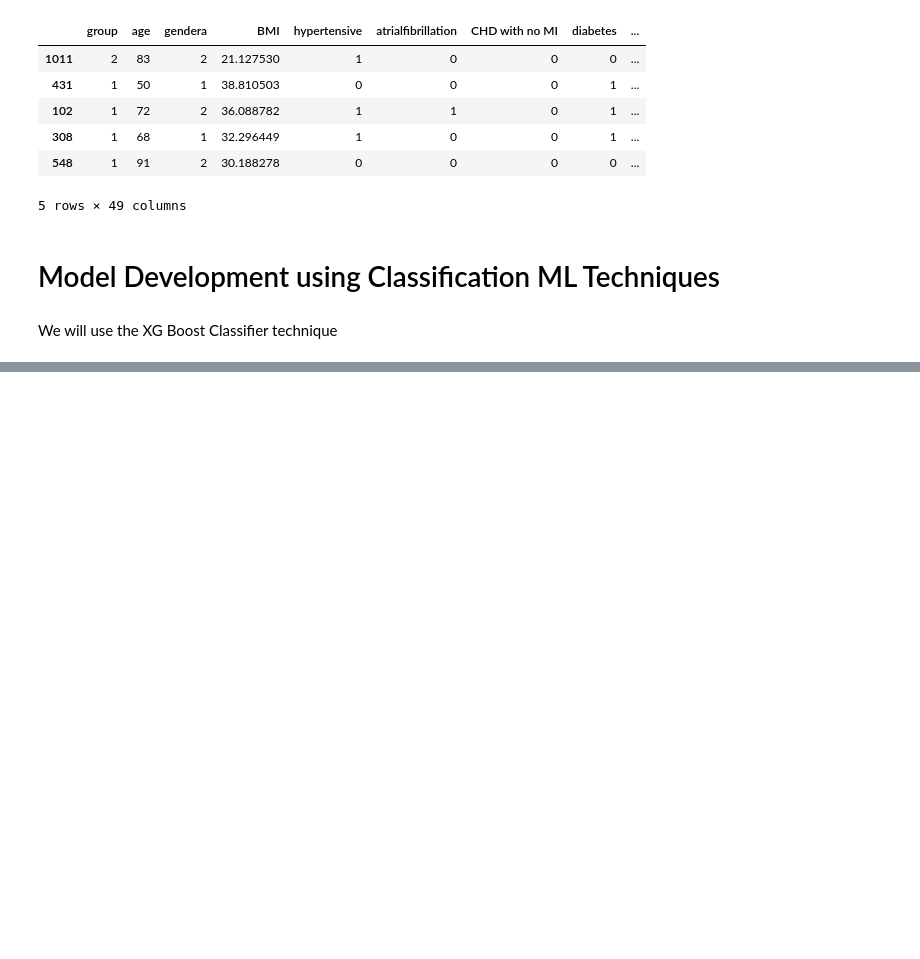
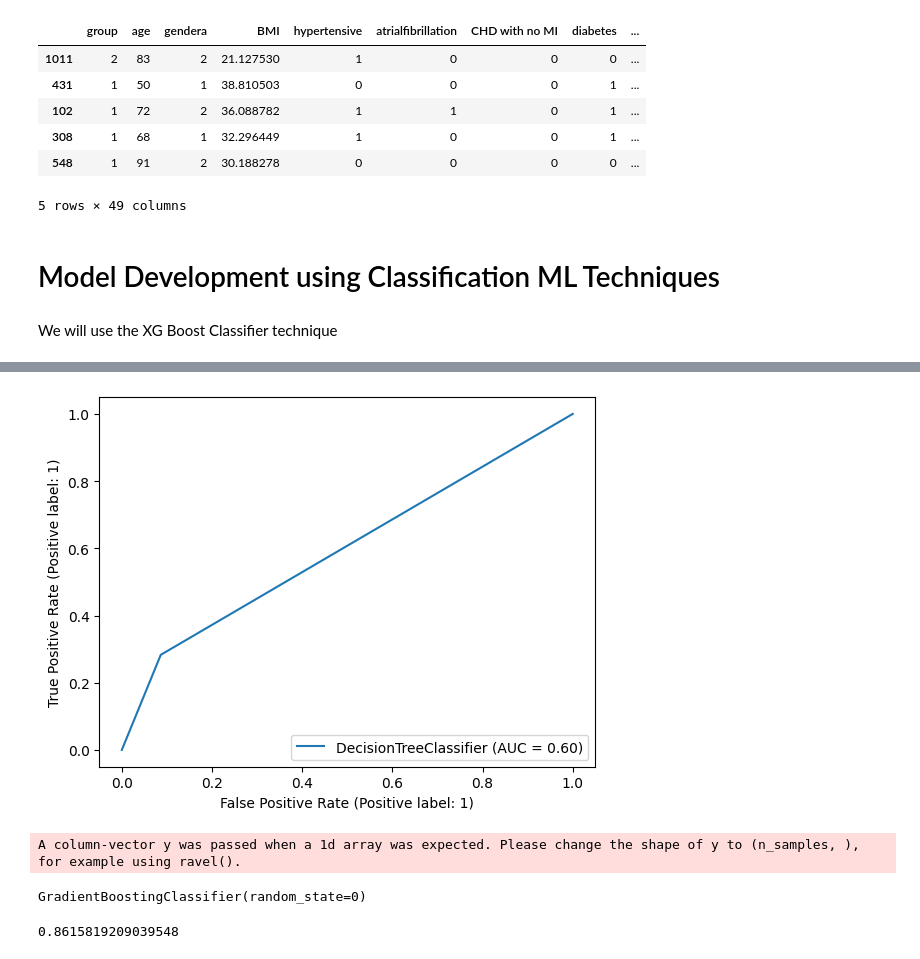
Before and after one commit to Tanishq5003/Hospital-Mortality-Prediction-ML-Project-, a Jupyter notebook: Hospital_Mortality_Prediction.ipynb, the cells around one changed output, grey strips where cells are left out. Cells and saved outputs as stored; diff of their text form; code cells hidden in the pictures; blank space fills up the shorter version.

```diff
--- a/Hospital_Mortality_Prediction.ipynb
+++ b/Hospital_Mortality_Prediction.ipynb
@@ -342,0 +539,5 @@ Requirement already satisfied: sklearn in /usr/local/lib/python3.9/dist-packages
+# %%
+xgb_disp = RocCurveDisplay.from_estimator(DT, x_test, y_test)
+plt.show()
+# %% [output]
+[figure, added]
@@ -342,0 +546,8 @@ Requirement already satisfied: sklearn in /usr/local/lib/python3.9/dist-packages
+# %%
+from sklearn.ensemble import GradientBoostingClassifier
+
+GBC = GradientBoostingClassifier(random_state=0)
+GBC.fit(x_train, y_train)
+# %% [output]
+A column-vector y was passed when a 1d array was expected. Please change the shape of y to (n_samples, ), for example using ravel().
+GradientBoostingClassifier(random_state=0)
@@ -342,0 +556,4 @@ Requirement already satisfied: sklearn in /usr/local/lib/python3.9/dist-packages
+# %%
+GBC.score(x_test, y_test)
+# %% [output]
+0.8615819209039548
```
Also changed, not shown: parts of 42 cells of this notebook.
